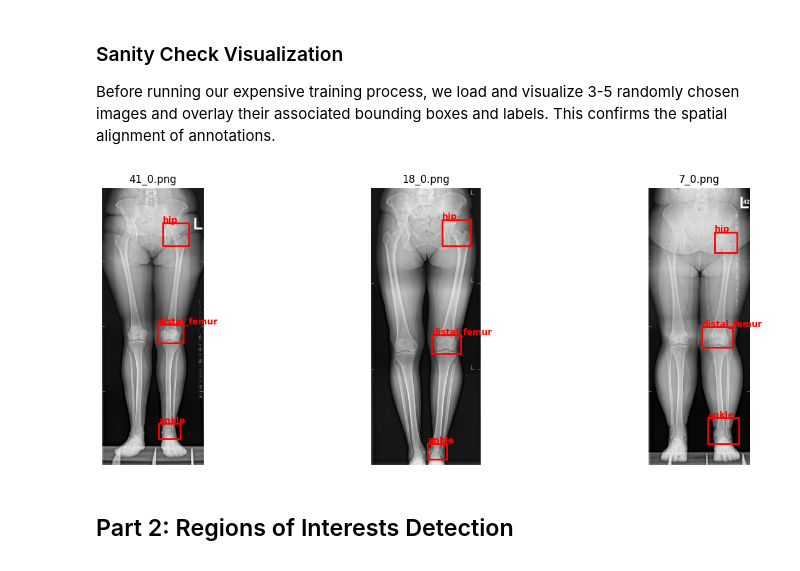
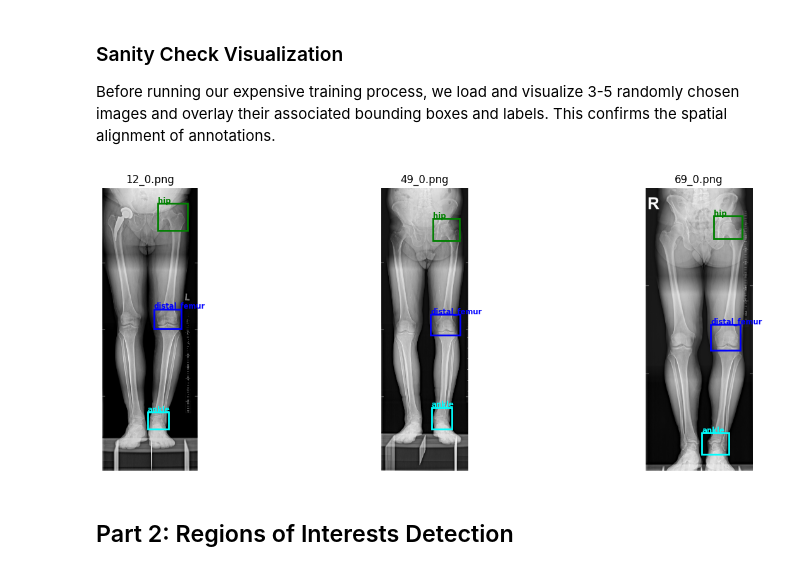
Before and after one commit to nearlyphd/conformer-hto, a Jupyter notebook: notebooks/dfo_correction_angles.ipynb, the cells around one changed output. Cells and saved outputs as stored; diff of their text form; code cells hidden in the pictures.

```diff
--- a/notebooks/dfo_correction_angles.ipynb
+++ b/notebooks/dfo_correction_angles.ipynb
@@ -59,6 +112,9 @@ We load the MS COCO JSON file containing object annotations (bounding boxes), no
 def prepare_dataset(data_dir, coco_json_path, output_dir="yolo_data"):
     """Converts MS COCO JSON annotations to YOLO format, shuffles images, and creates train/val/test splits."""
     os.makedirs(output_dir, exist_ok=True)
+
+    # Re-apply seeds right before shuffling to be doubly sure
+    random.seed(SEED)
 
     if not os.path.exists(coco_json_path) or not os.path.exists(data_dir):
         print("Warning: Data directory or COCO JSON does not exist. Generating dummy data for dry run...")
@@ -169,7 +225,7 @@ def prepare_dataset(data_dir, coco_json_path, output_dir="yolo_data"):
 
     return yaml_path
 
-data_yaml_path = prepare_dataset(DATA_DIR, COCO_JSON_PATH)
+data_yaml_path = prepare_dataset(DATA_DIR, COCO_JSON_PATH, output_dir=OUTPUT_DIR)
 print(f"Dataset configuration written to: {data_yaml_path}")
 # %% [output]
 Dataset configuration written to: /tf/notebooks/yolo_data/data.yaml
@@ -207,37 +263,39 @@ def show_random_samples(data_yaml, num_samples=3):
             if os.path.exists(label_file):
                 with open(label_file, "r") as f:
                     for line in f:
                         parts = line.strip().split()
                         if len(parts) >= 5:
                             cls_id = int(parts[0])
                             x_center, y_center, box_w, box_h = map(float, parts[1:5])
                             xmin = (x_center - box_w / 2) * w
                             ymin = (y_center - box_h / 2) * h
                             rect_w = box_w * w
                             rect_h = box_h * h
 
+                            label = config["names"][cls_id] if cls_id < len(config["names"]) else str(cls_id)
+                            c = ROI_COLORS.get(label, "red")
+
                             rect = patches.Rectangle((xmin, ymin), rect_w, rect_h,
-                                                     linewidth=2, edgecolor='red', facecolor='none')
+                                                     linewidth=2, edgecolor=c, facecolor='none')
                             ax.add_patch(rect)
-                            label = config["names"][cls_id] if cls_id < len(config["names"]) else str(cls_id)
-                            ax.text(xmin, ymin - 5, label, color='red', weight='bold')
+                            ax.text(xmin, ymin - 5, label, color=c, weight='bold', fontsize='small')
         except Exception as e:
             ax.set_title(f"Error loading {os.path.basename(img_path)}")
             continue
 
         ax.axis("off")
         ax.set_title(os.path.basename(img_path))
 
     plt.tight_layout()
     plt.show()
 
 # Display the sanity check
 if os.path.exists(DATA_DIR):
     show_random_samples(data_yaml_path, num_samples=3)
 else:
     print("Data directory not found; skipping sanity check visualization in dry run.")
 # %% [output]
-[figure, old version]
+[figure, new version]
 # %% [markdown]
 ## Part 2: Regions of Interests Detection
 # %% [markdown]
```
Also changed, not shown: parts of 22 cells of this notebook.
